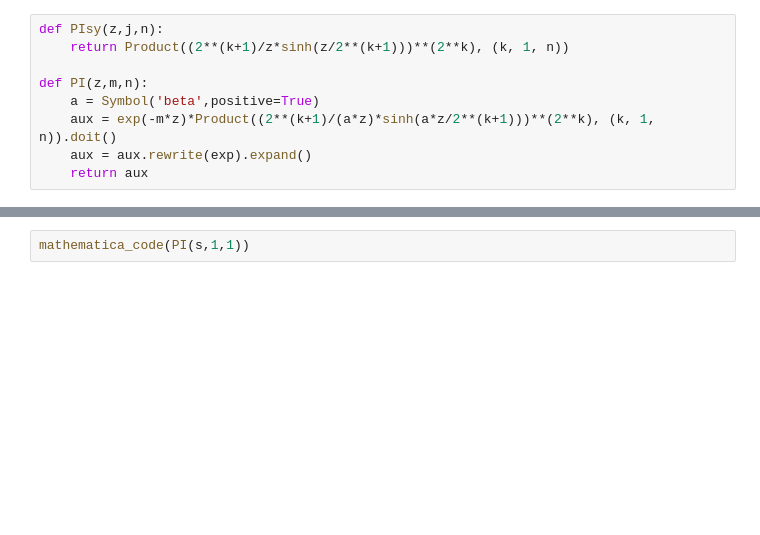
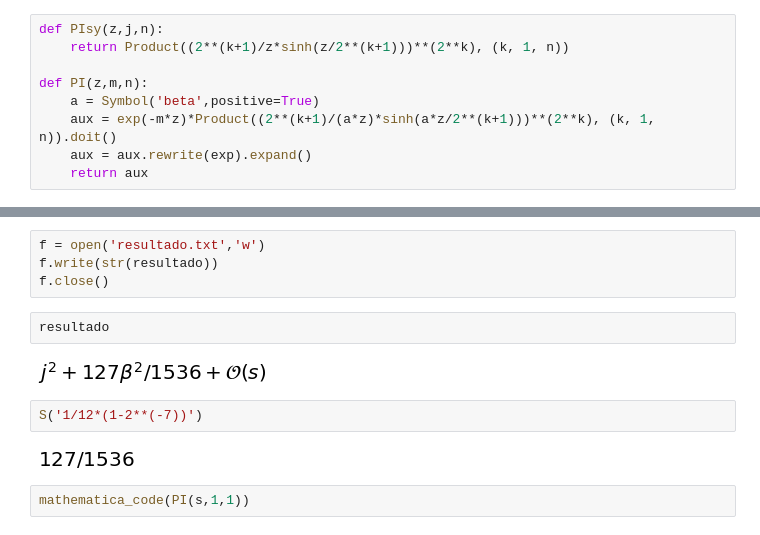
Before and after one commit to orahcio/fluxos, a Jupyter notebook: greatflows.ipynb, the cells around one changed output, grey strips where cells are left out. Cells and saved outputs as stored; diff of their text form; blank space fills up the shorter version.

```diff
--- a/greatflows.ipynb
+++ b/greatflows.ipynb
@@ -104,3 +107,15 @@ Wall time: 1h 41min 24s
+# %%
+f = open('resultado.txt','w')
+f.write(str(resultado))
+f.close()
+# %%
+resultado
+# %% [output]
+[figure, added]
+# %%
+S('1/12*(1-2**(-7))')
+# %% [output]
+[figure, added]
 # %%
 mathematica_code(PI(s,1,1))
 # %% [output]
```
Also changed, not shown: parts of 8 cells of this notebook.
